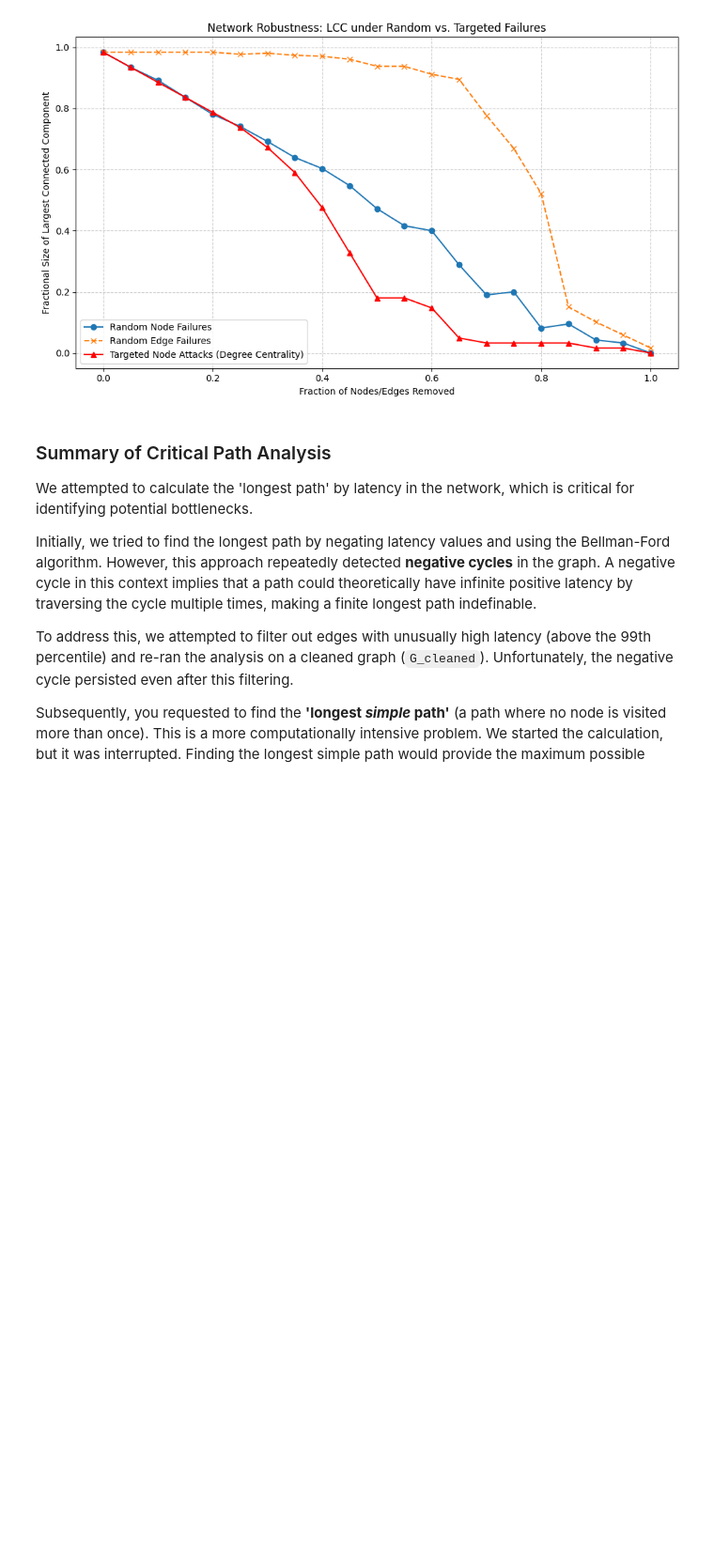
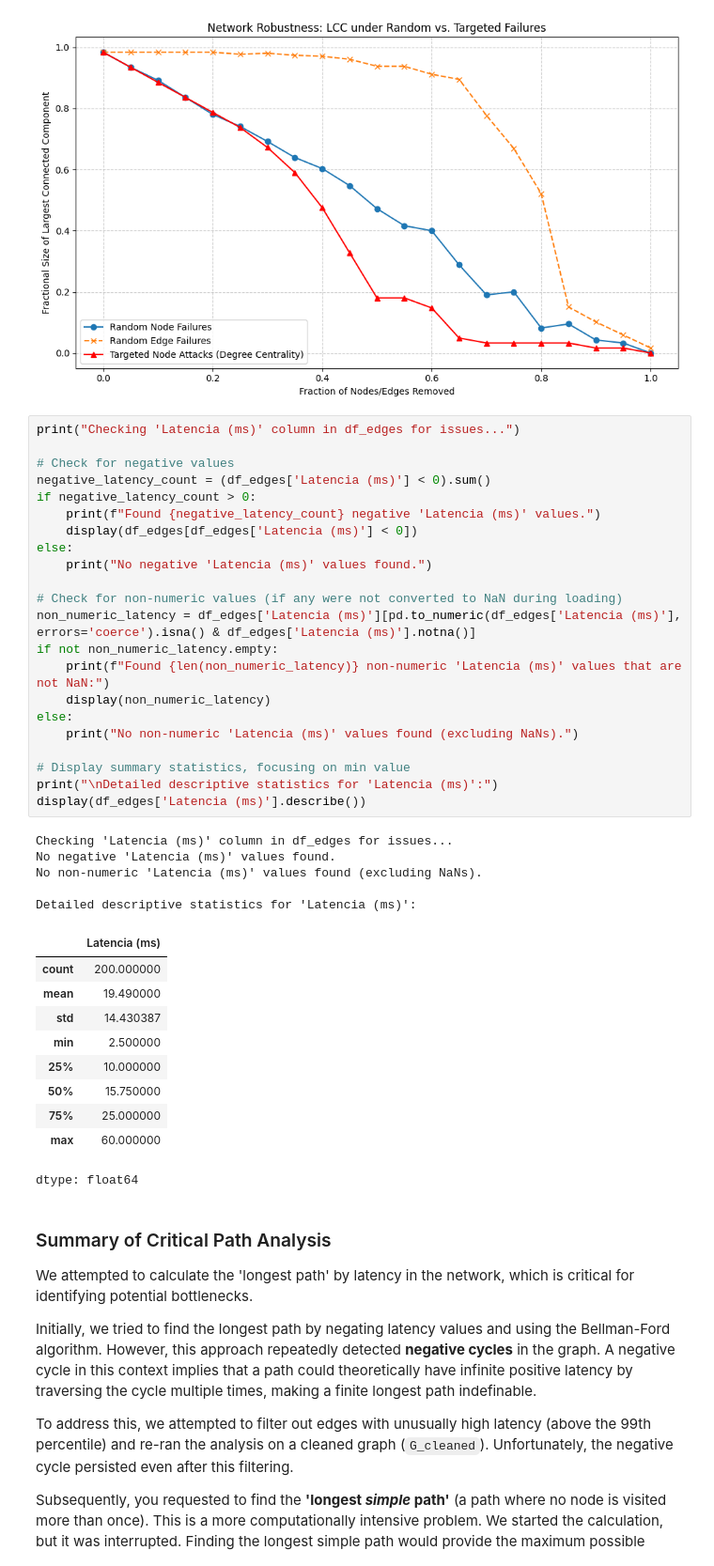
Before and after one commit to luisgabrielmatthew74/codeprojects, a Jupyter notebook: docs/simulate/quantum_virtual_machine.ipynb, the cells around one changed output. Shown at 94% size. Saved outputs shown, nothing was run; the diff lists cells and outputs as text; blank space fills up the shorter version.

```diff
--- a/docs/simulate/quantum_virtual_machine.ipynb
+++ b/docs/simulate/quantum_virtual_machine.ipynb
@@ -634,6 +632,44 @@ plt.show()
 # %% [output]
 [figure]
 [figure]
+# %%
+print("Checking 'Latencia (ms)' column in df_edges for issues...")
+
+# Check for negative values
+negative_latency_count = (df_edges['Latencia (ms)'] < 0).sum()
+if negative_latency_count > 0:
+    print(f"Found {negative_latency_count} negative 'Latencia (ms)' values.")
+    display(df_edges[df_edges['Latencia (ms)'] < 0])
+else:
+    print("No negative 'Latencia (ms)' values found.")
+
+# Check for non-numeric values (if any were not converted to NaN during loading)
+non_numeric_latency = df_edges['Latencia (ms)'][pd.to_numeric(df_edges['Latencia (ms)'], errors='coerce').isna() & df_edges['Latencia (ms)'].notna()]
+if not non_numeric_latency.empty:
+    print(f"Found {len(non_numeric_latency)} non-numeric 'Latencia (ms)' values that are not NaN:")
+    display(non_numeric_latency)
+else:
+    print("No non-numeric 'Latencia (ms)' values found (excluding NaNs).")
+
+# Display summary statistics, focusing on min value
+print("\nDetailed descriptive statistics for 'Latencia (ms)':")
+display(df_edges['Latencia (ms)'].describe())
+# %% [output]
+Checking 'Latencia (ms)' column in df_edges for issues...
+No negative 'Latencia (ms)' values found.
+No non-numeric 'Latencia (ms)' values found (excluding NaNs).
+
+Detailed descriptive statistics for 'Latencia (ms)':
+|  | Latencia (ms) |
+| count | 200.000000 |
+| mean | 19.490000 |
+| std | 14.430387 |
+| min | 2.500000 |
+| 25% | 10.000000 |
+| 50% | 15.750000 |
+| 75% | 25.000000 |
+| max | 60.000000 |
+dtype: float64
 # %% [markdown]
 ### Summary of Critical Path Analysis
 
```
Also changed, not shown: parts of 5 cells of this notebook.
